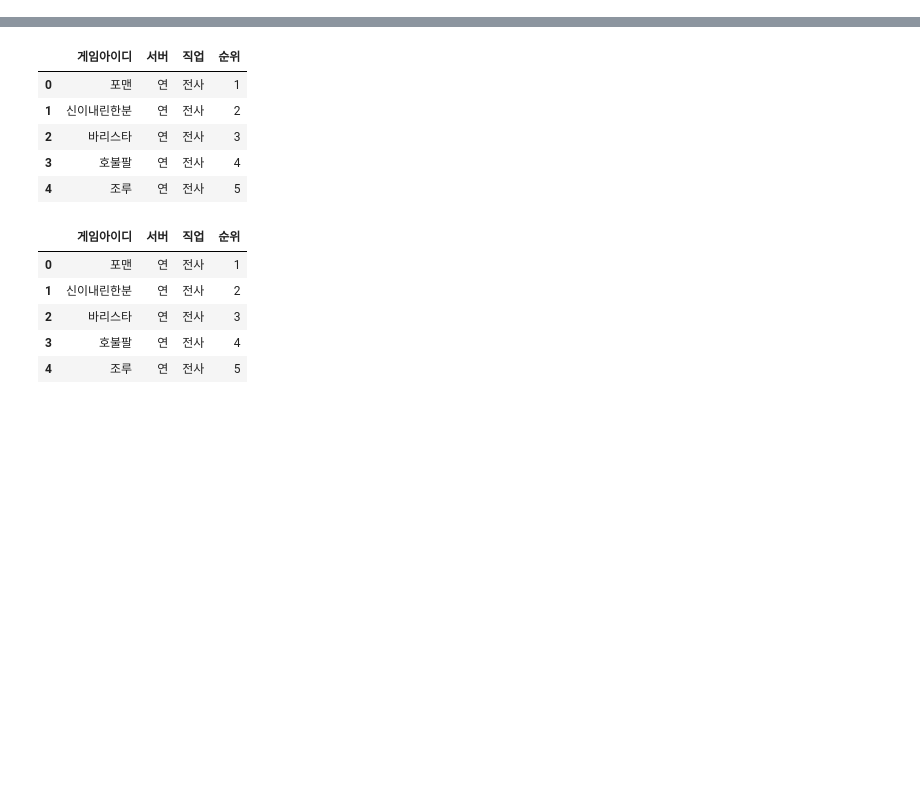
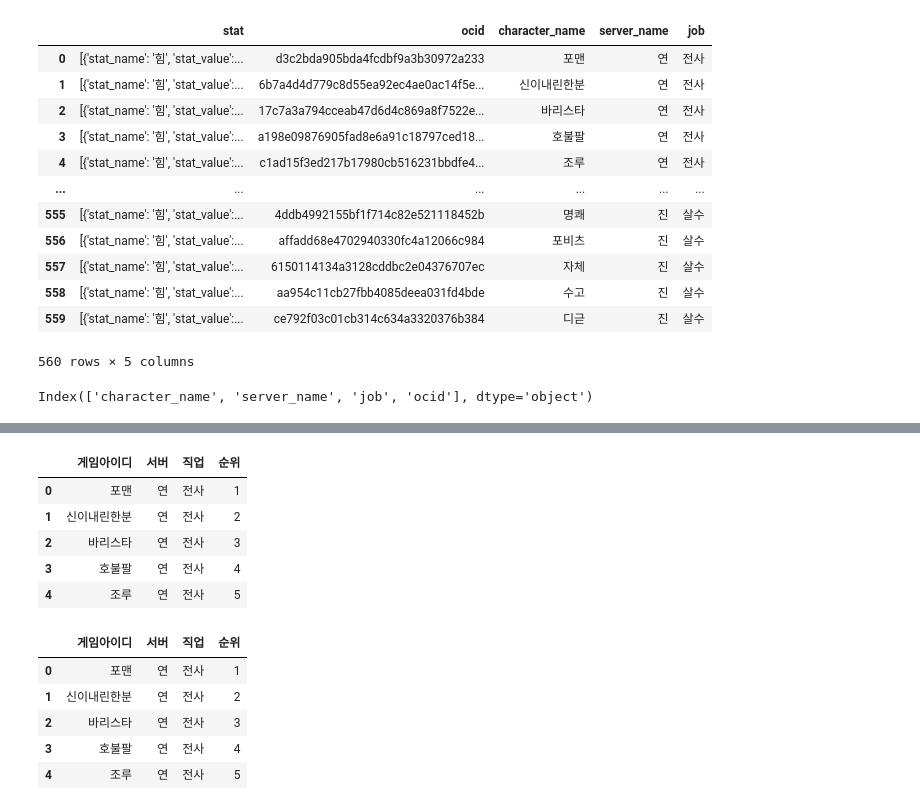
Before and after one commit to pjjongho/NEXON_API, a Jupyter notebook: Baram/analysis.ipynb, the cells around one changed output, grey strips where cells are left out. Cells and saved outputs as stored; diff of their text form; code cells hidden in the pictures; blank space fills up the shorter version.

```diff
--- a/Baram/analysis.ipynb
+++ b/Baram/analysis.ipynb
@@ -4,8 +4,7 @@ import pandas as pd
 df = pd.read_csv('./data/baram_ranker.csv')
 ocid = pd.read_csv('./data/ocid.csv')
 basic = pd.read_csv('./data/basic.csv')
-stat = pd.read_csv('./data/stat.csv')
+stat_df = pd.read_csv('./data/stat_df.csv')
 
-
-df.shape, ocid.shape, stat.shape, basic.shape
+df.shape, ocid.shape, basic.shape, stat_df.shape
 # %% [output]
@@ -38,0 +61,20 @@ df[df['게임아이디']=='디귿']
+# %%
+stat
+# %% [output]
+|  | stat | ocid | character_name | server_name | job |
+| 0 | [{'stat_name': '힘', 'stat_value':... | d3c2bda905bda4fcdbf9a3b30972a233 | 포맨 | 연 | 전사 |
+| 1 | [{'stat_name': '힘', 'stat_value':... | 6b7a4d4d779c8d55ea92ec4ae0ac14f5e... | 신이내린한분 | 연 | 전사 |
+| 2 | [{'stat_name': '힘', 'stat_value':... | 17c7a3a794cceab47d6d4c869a8f7522e... | 바리스타 | 연 | 전사 |
+| 3 | [{'stat_name': '힘', 'stat_value':... | a198e09876905fad8e6a91c18797ced18... | 호불팔 | 연 | 전사 |
+| 4 | [{'stat_name': '힘', 'stat_value':... | c1ad15f3ed217b17980cb516231bbdfe4... | 조루 | 연 | 전사 |
+| ... | ... | ... | ... | ... | ... |
+| 555 | [{'stat_name': '힘', 'stat_value':... | 4ddb4992155bf1f714c82e521118452b | 명쾌 | 진 | 살수 |
+| 556 | [{'stat_name': '힘', 'stat_value':... | affadd68e4702940330fc4a12066c984 | 포비츠 | 진 | 살수 |
+| 557 | [{'stat_name': '힘', 'stat_value':... | 6150114134a3128cddbc2e04376707ec | 자체 | 진 | 살수 |
+| 558 | [{'stat_name': '힘', 'stat_value':... | aa954c11cb27fbb4085deea031fd4bde | 수고 | 진 | 살수 |
+| 559 | [{'stat_name': '힘', 'stat_value':... | ce792f03c01cb314c634a3320376b384 | 디귿 | 진 | 살수 |
+560 rows × 5 columns
+# %%
+merge_df = pd.read_csv('./main_analysis')
+# %% [output]
+Index(['character_name', 'server_name', 'job', 'ocid'], dtype='object')
```
Also changed, not shown: parts of 10 cells of this notebook, 1 other file.
